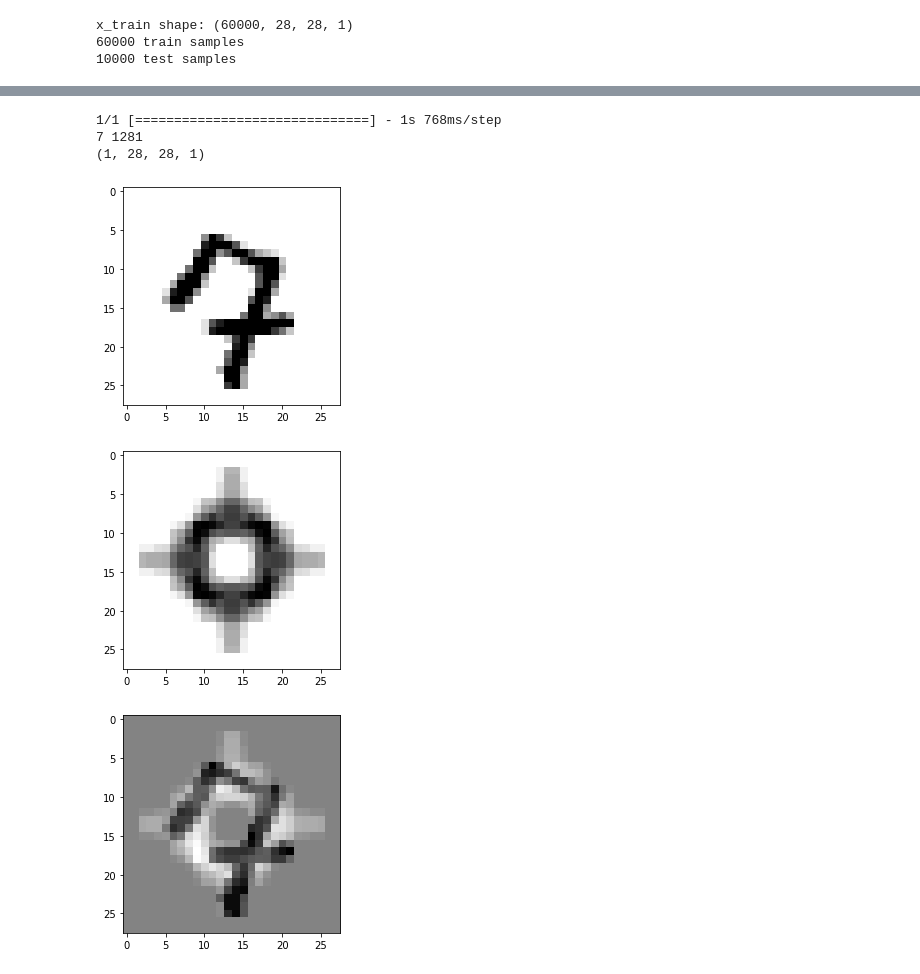
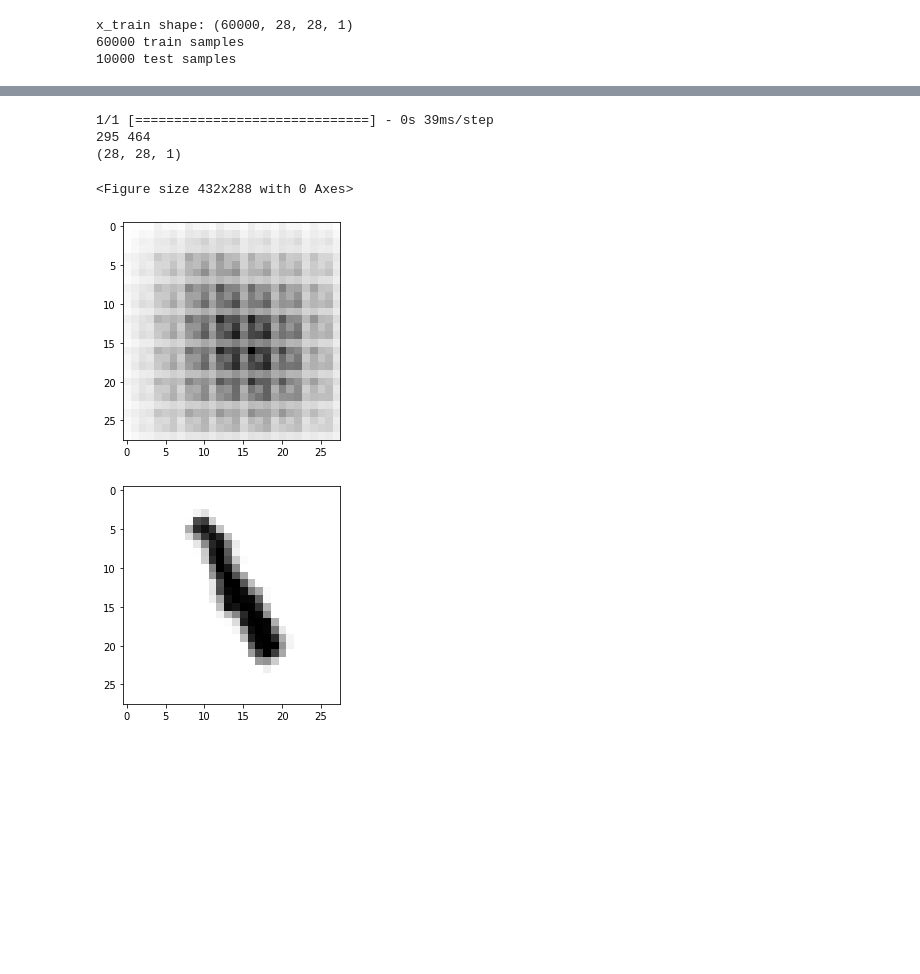
Before and after one commit to liamaltarac/SYS809_Feature_Matching, a Jupyter notebook: models/mnist_cnn_test.ipynb, the cells around one changed output, grey strips where cells are left out. Cells and saved outputs as stored; diff of their text form; code cells hidden in the pictures; blank space fills up the shorter version.

```diff
--- a/models/mnist_cnn_test.ipynb
+++ b/models/mnist_cnn_test.ipynb
@@ -113,7 +110,9 @@ def rotateDataset(x,y, maxRot = 360, h=28, w=28, batch_size=100):
     datagen = ImageDataGenerator(rotation_range=maxRot)
     # fit the generator
     datagen.fit(x.reshape(x.shape[0], 28, 28, 1))
-    out = datagen.flow(x.reshape(x.shape[0], h, w, 1), y.reshape(y.shape[0], -1), batch_size=batch_size)
+    #out = datagen.flow(x.reshape(x.shape[0], h, w, 1), y.reshape(y.shape[0], -1), batch_size=batch_size)
+
+    out = datagen.flow(x.reshape(x.shape[0], h, w, 1), x.reshape(x.shape[0], h, w, 1), batch_size=batch_size)
 
 
     return  out
@@ -243,6 +275,6 @@ _________________________________________________________________
 # %%
 batch_size = 128
 epochs = 5
-model.compile(loss=tf.keras.losses.categorical_crossentropy, optimizer="adam", metrics=["accuracy"])
+model.compile(loss=tf.keras.losses.kl_divergence, optimizer="adam", metrics=["accuracy"])
 
-#model.fit(x_train, y_train, batch_size=batch_size, epochs=epochs, validation_data=(rotateDataset(x_test,y_test)))
+model.fit(x_train, x_train, batch_size=batch_size, epochs=epochs, validation_data=(rotateDataset(x_test,x_test)))
@@ -262,28 +305,32 @@ def get_cnn_out(input, layer_num):
     layer_out = np.array(get_layer_output(input))
     return layer_out[0]
 # %%
-get_layer_output = K.function([model.input], model.layers[1].output)
+get_layer_output = K.function([model.input], model.layers[-1].output)
 
-for X,Y in rotateDataset(x_test,y_test, batch_size=1, maxRot=0):
+for X,Y in rotateDataset(x_test,y_test, batch_size=1, maxRot=360):
     print(np.argmax(Y), np.argmax(model.predict(X)))
     plt.figure(0)
-    plt.imshow(X.reshape(28,28), cmap='gray_r')
+    #plt.imshow(X.reshape(28,28), cmap='gray_r')
     plt.figure(1)
     layer_out = np.array(get_layer_output([X]))
     print(layer_out[0].shape)
 
-    plt.imshow(layer_out[0][0], cmap='gray_r')
+    plt.imshow(layer_out[0,:, :, 0], cmap='gray_r')
     plt.figure(2)
-    plt.imshow(layer_out[1][0],  cmap='gray_r')
+
+    get_layer_output = K.function([model.input], model.layers[0].output)
+    layer_out = np.array(get_layer_output([X]))
+
+    plt.imshow(layer_out[0,:, :, 0],  cmap='gray_r')
 
     break
 # %% [output]
-1/1 [==============================] - 1s 768ms/step
-7 1281
-(1, 28, 28, 1)
+1/1 [==============================] - 0s 39ms/step
+295 464
+(28, 28, 1)
+<Figure size 432x288 with 0 Axes>
-[figure, old version]
+[figure, new version]
-[figure, old version]
+[figure, new version]
-[figure, removed]
 # %%
 np.sum(layer_out[0][0])
 # %% [output]
```
Also changed, not shown: parts of 8 cells of this notebook, 3 other files.
